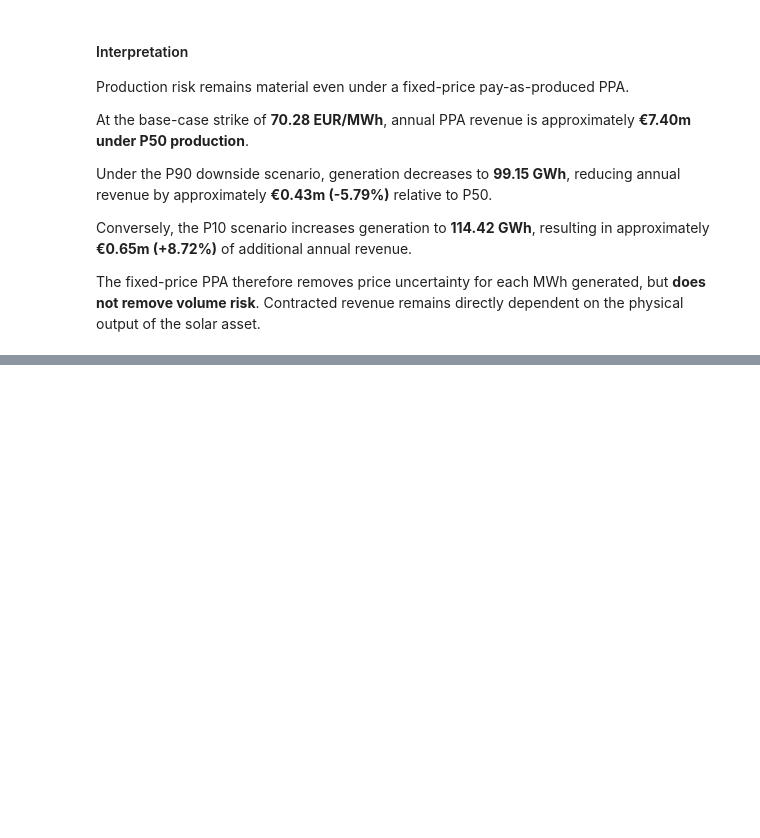
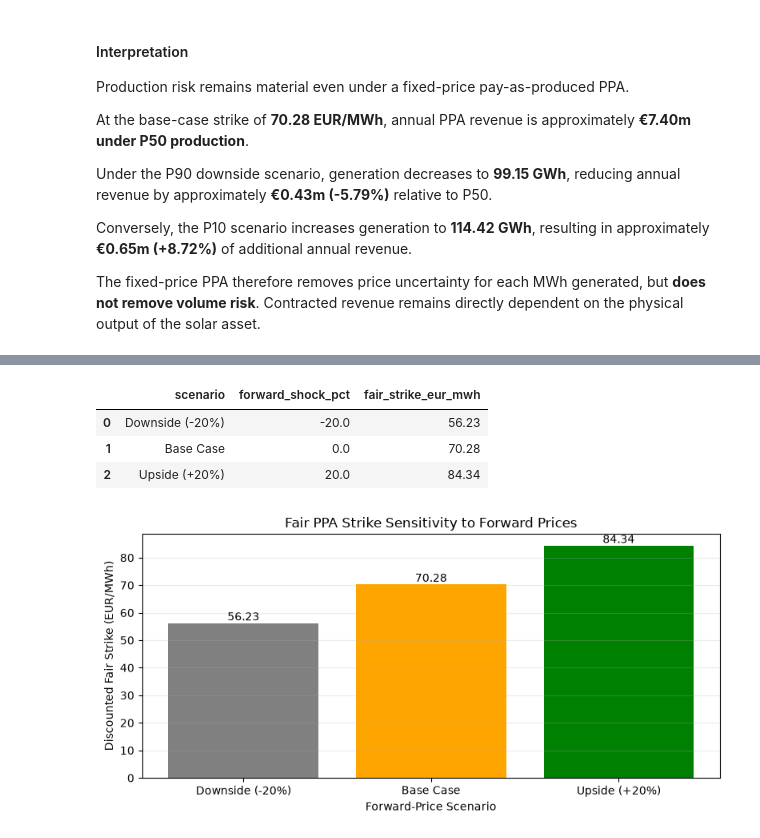
Before and after one commit to AkingCode007/solar-ppa-pricing-hedging, a Jupyter notebook: notebooks/02_ppa_valuation_and_risk.ipynb, the cells around one changed output, grey strips where cells are left out. Saved outputs shown, nothing was run; the diff lists cells and outputs as text; code cells hidden in the pictures; blank space fills up the shorter version.

```diff
--- a/notebooks/02_ppa_valuation_and_risk.ipynb
+++ b/notebooks/02_ppa_valuation_and_risk.ipynb
@@ -1773,0 +1809,9 @@ The fixed\-price PPA therefore removes price uncertainty for each MWh generated,
+# %%
+# Forward-price stress scenarios
+forward_scenarios = {
+    "Downside (-20%)": -0.20,
+    "Base Case": 0.00,
+    "Upside (+20%)": 0.20
+}
+
+forward_risk_results = []
@@ -1773,0 +1882,39 @@ The fixed\-price PPA therefore removes price uncertainty for each MWh generated,
+# %%
+forward_risk_summary = pd.DataFrame(
+    forward_risk_results
+)
+
+display(
+    forward_risk_summary.round(2)
+)
+# %% [output]
+|  | scenario | forward_shock_pct | fair_strike_eur_mwh |
+| 0 | Downside (-20%) | -20.0 | 56.23 |
+| 1 | Base Case | 0.0 | 70.28 |
+| 2 | Upside (+20%) | 20.0 | 84.34 |
+# %%
+fig, ax = plt.subplots(figsize=(8, 4))
+
+bars = ax.bar(
+    forward_risk_summary["scenario"],
+    forward_risk_summary["fair_strike_eur_mwh"],
+    color=["grey", "orange", "green"]
+)
+
+ax.bar_label(
+    bars,
+    fmt="%.2f"
+)
+
+ax.set(
+    title="Fair PPA Strike Sensitivity to Forward Prices",
+    xlabel="Forward-Price Scenario",
+    ylabel="Discounted Fair Strike (EUR/MWh)"
+)
+
+ax.grid(axis="y", alpha=0.25)
+
+fig.tight_layout()
+plt.show()
+# %% [output]
+[figure, added]
```
Also changed, not shown: parts of 7 cells of this notebook.
